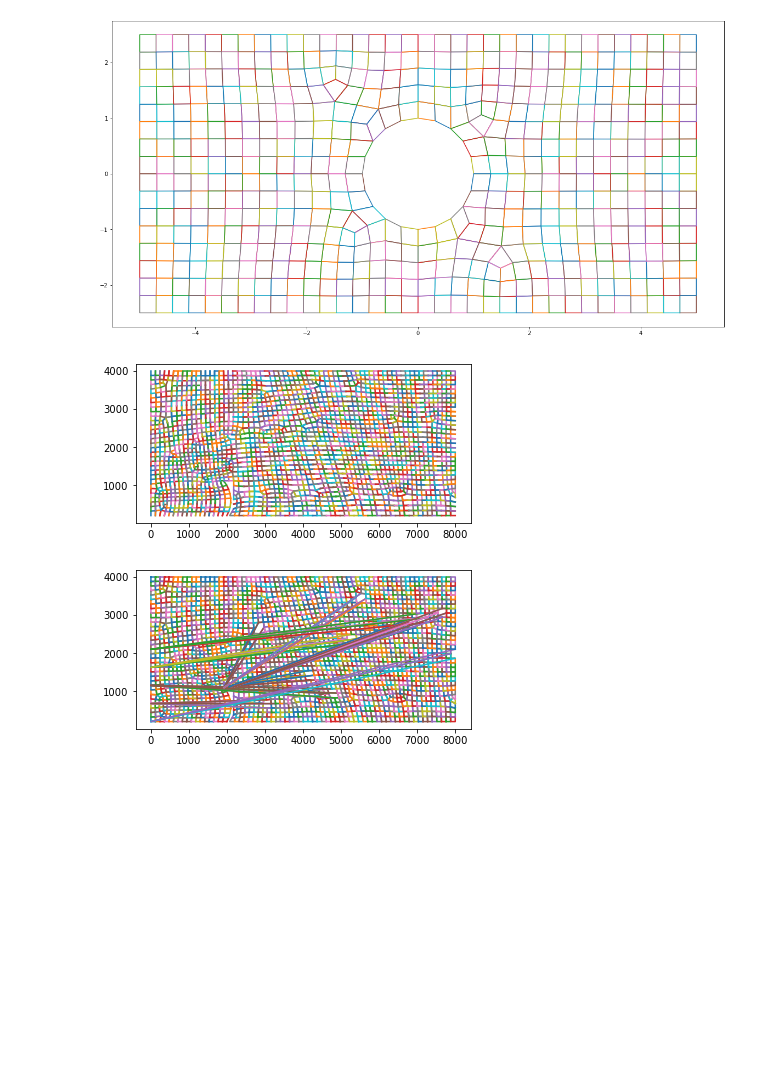
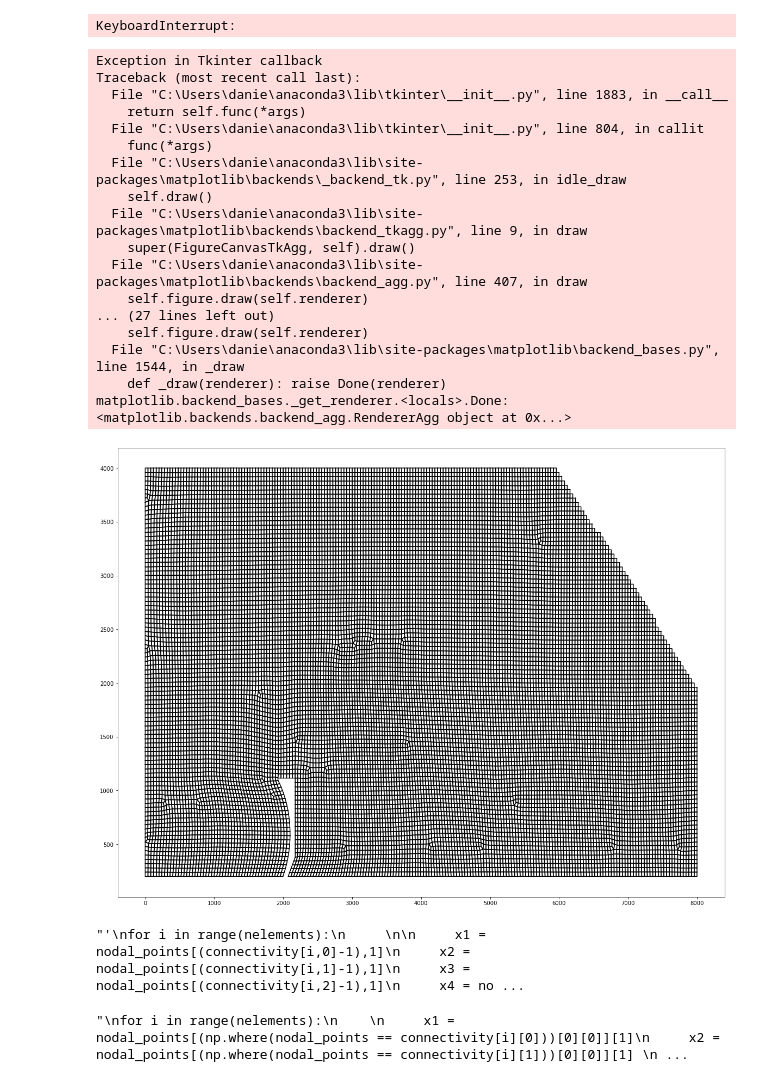
Before and after one commit to mu2x/CFD, a Jupyter notebook: davillanueva5/mesh_gen_code/mesh_code.ipynb, the cells around one changed output. Saved outputs shown, nothing was run; the diff lists cells and outputs as text; code cells hidden in the pictures; blank space fills up the shorter version.

```diff
--- a/davillanueva5/mesh_gen_code/mesh_code.ipynb
+++ b/davillanueva5/mesh_gen_code/mesh_code.ipynb
@@ -10,7 +12,7 @@ import shapely.ops as so
 from descartes.patch import PolygonPatch
 # %%
 
-meshfile = open('final1.txt','r'); #Read .txt file
+meshfile = open('test4.txt','r'); #Read .txt file
 trash = 30;
 read_lines = meshfile.readlines()[trash:] #Read lines function /skips first 30 lines of .txt file
 matches = []
@@ -88,26 +90,45 @@ nodal_points = np.column_stack((node_tags,x_extraction,y_extraction))
 # %%
 
 for i in range(nelements):
 
      x1 = nodal_points[connectivity[i,0],1]
      x2 = nodal_points[connectivity[i,1],1]
      x3 = nodal_points[connectivity[i,2],1]
      x4 = nodal_points[connectivity[i,3],1]
 
      y1 = nodal_points[connectivity[i,0],2]
      y2 = nodal_points[connectivity[i,1],2]
      y3 = nodal_points[connectivity[i,2],2]
      y4 = nodal_points[connectivity[i,3],2]
 
      x = [x1,x2,x3,x4,x1]
      y = [y1,y2,y3,y4,y1]
 
      plt.rcParams["figure.figsize"] = (20,20)
-     plt.plot(x,y)
+     plt.plot(x,y, color = 'black')
+     #plt.fill_between(x,y, color = 'blue')
      plt.axis('scaled')
      plt.draw()
 # %% [output]
+KeyboardInterrupt:
+Exception in Tkinter callback
+Traceback (most recent call last):
+  File "C:\Users\danie\anaconda3\lib\tkinter\__init__.py", line 1883, in __call__
+    return self.func(*args)
+  File "C:\Users\danie\anaconda3\lib\tkinter\__init__.py", line 804, in callit
+    func(*args)
+  File "C:\Users\danie\anaconda3\lib\site-packages\matplotlib\backends\_backend_tk.py", line 253, in idle_draw
+    self.draw()
+  File "C:\Users\danie\anaconda3\lib\site-packages\matplotlib\backends\backend_tkagg.py", line 9, in draw
+    super(FigureCanvasTkAgg, self).draw()
+  File "C:\Users\danie\anaconda3\lib\site-packages\matplotlib\backends\backend_agg.py", line 407, in draw
+    self.figure.draw(self.renderer)
+... (27 lines left out)
+    self.figure.draw(self.renderer)
+  File "C:\Users\danie\anaconda3\lib\site-packages\matplotlib\backend_bases.py", line 1544, in _draw
+    def _draw(renderer): raise Done(renderer)
+matplotlib.backend_bases._get_renderer.<locals>.Done: <matplotlib.backends.backend_agg.RendererAgg object at 0x...>
-[figure, old version]
+[figure, new version]
 # %%
 ''''
 for i in range(nelements):
@@ -135,7 +156,7 @@ for i in range(nelements):
 
 '''
 # %% [output]
-[figure, removed]
+"'\nfor i in range(nelements):\n     \n\n     x1 = nodal_points[(connectivity[i,0]-1),1]\n     x2 = nodal_points[(connectivity[i,1]-1),1]\n     x3 = nodal_points[(connectivity[i,2]-1),1]\n     x4 = no ...
 # %%
 #--------------------------------------------------------CONNECTION-------------------------------------------------------------
 '''
@@ -162,4 +183,4 @@ for i in range(nelements):
 
 '''
 # %% [output]
-[figure, removed]
+"\nfor i in range(nelements):\n    \n     x1 = nodal_points[(np.where(nodal_points == connectivity[i][0]))[0][0]][1]\n     x2 = nodal_points[(np.where(nodal_points == connectivity[i][1]))[0][0]][1] \n ...
```
Also changed, not shown: parts of 1 cell of this notebook.
